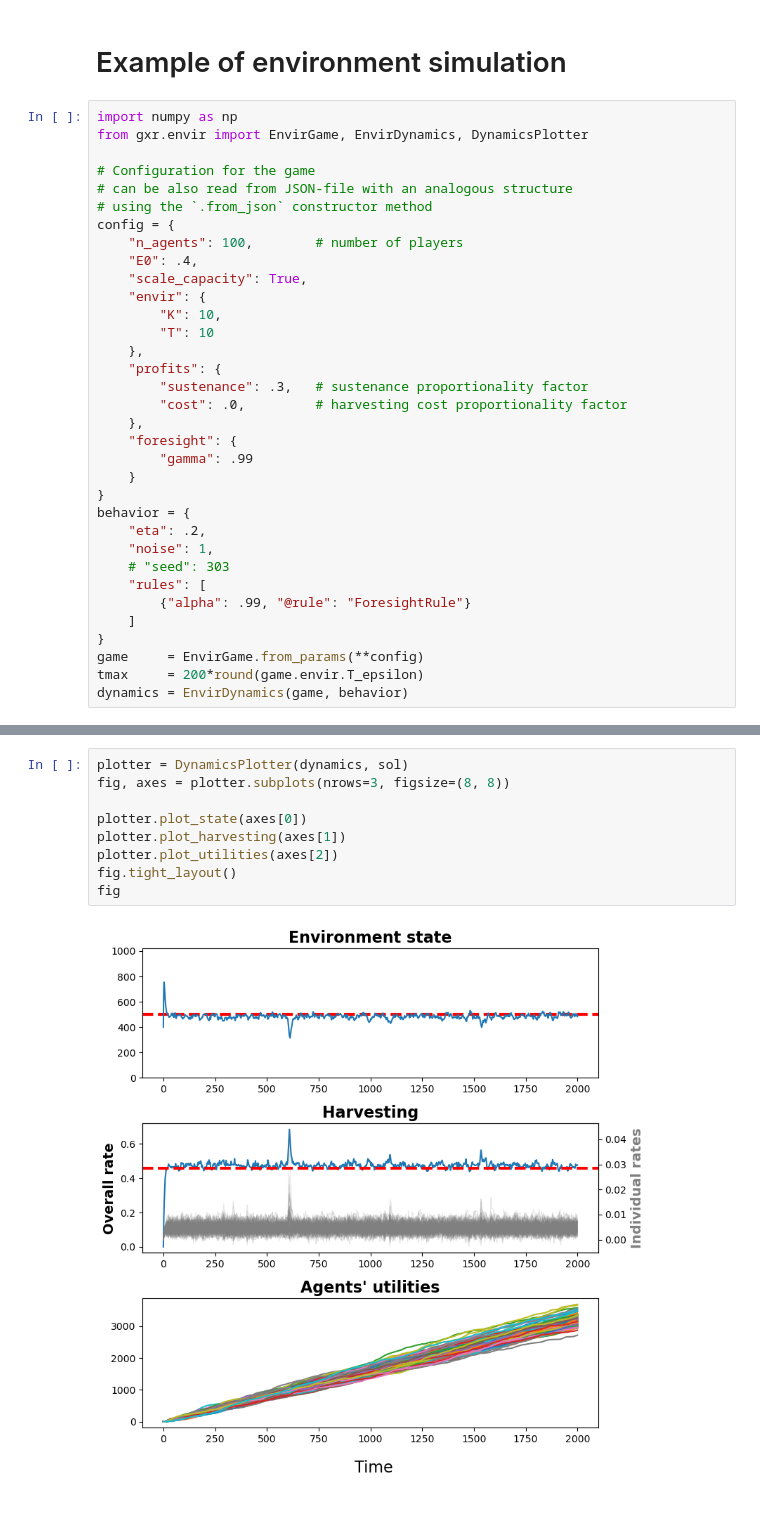
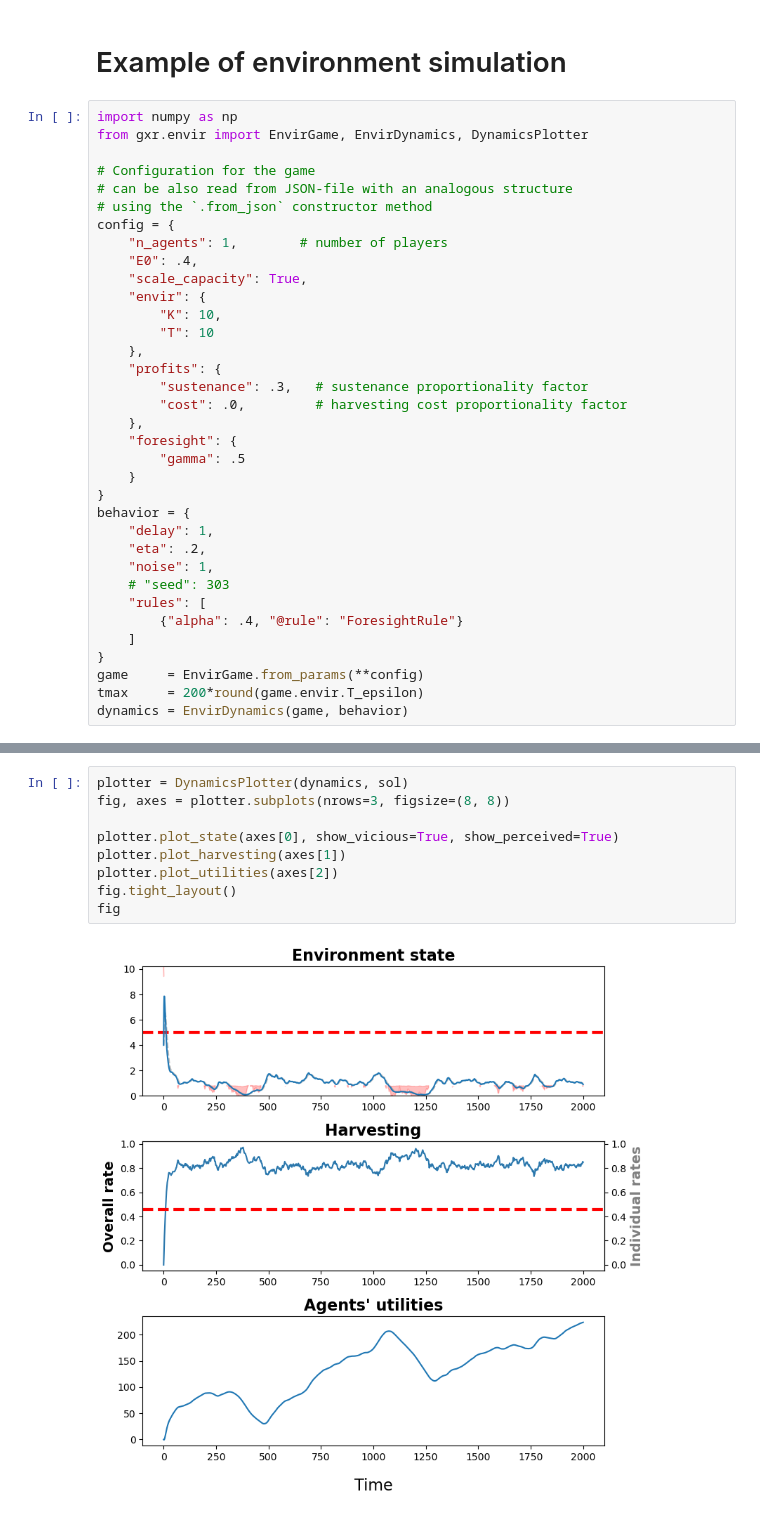
Before and after one commit to iss-obuz/gxr-envir, a Jupyter notebook: notebooks/2-ode-harvesting.ipynb, the cells around one changed output, grey strips where cells are left out. Cells and saved outputs as stored; diff of their text form.

Commit message:
Add vicious cycle marking

```diff
--- a/notebooks/2-ode-harvesting.ipynb
+++ b/notebooks/2-ode-harvesting.ipynb
@@ -8,7 +8,7 @@ from gxr.envir import EnvirGame, EnvirDynamics, DynamicsPlotter
 # can be also read from JSON-file with an analogous structure
 # using the `.from_json` constructor method
 config = {
-    "n_agents": 100,        # number of players
+    "n_agents": 1,        # number of players
     "E0": .4,
     "scale_capacity": True,
     "envir": {
@@ -20,15 +20,16 @@ config = {
         "cost": .0,         # harvesting cost proportionality factor
     },
     "foresight": {
-        "gamma": .99
+        "gamma": .5
     }
 }
 behavior = {
+    "delay": 1,
     "eta": .2,
     "noise": 1,
     # "seed": 303
     "rules": [
-        {"alpha": .99, "@rule": "ForesightRule"}
+        {"alpha": .4, "@rule": "ForesightRule"}
     ]
 }
 game     = EnvirGame.from_params(**config)
@@ -58,11 +45,11 @@ sol.ode
 # %%
 plotter = DynamicsPlotter(dynamics, sol)
 fig, axes = plotter.subplots(nrows=3, figsize=(8, 8))
 
-plotter.plot_state(axes[0])
+plotter.plot_state(axes[0], show_vicious=True, show_perceived=True)
 plotter.plot_harvesting(axes[1])
 plotter.plot_utilities(axes[2])
 fig.tight_layout()
 fig
 # %% [output]
-[figure, old version]
+[figure, new version]
```
Also changed, not shown: parts of 1 cell of this notebook, 3 other files.
